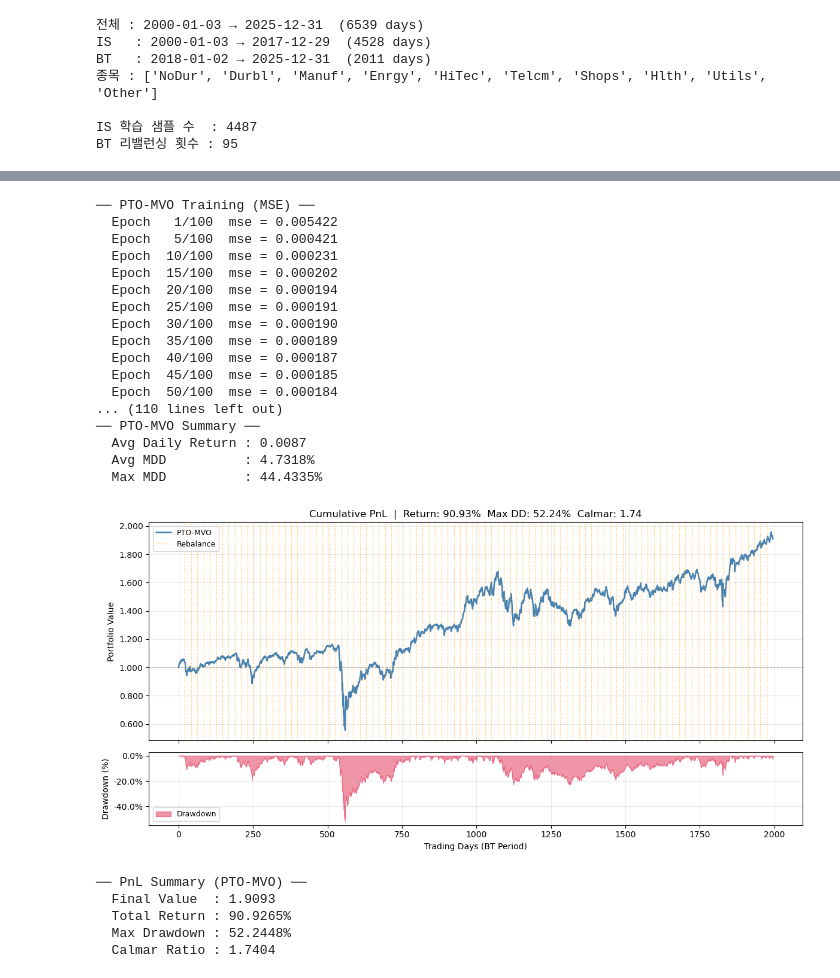
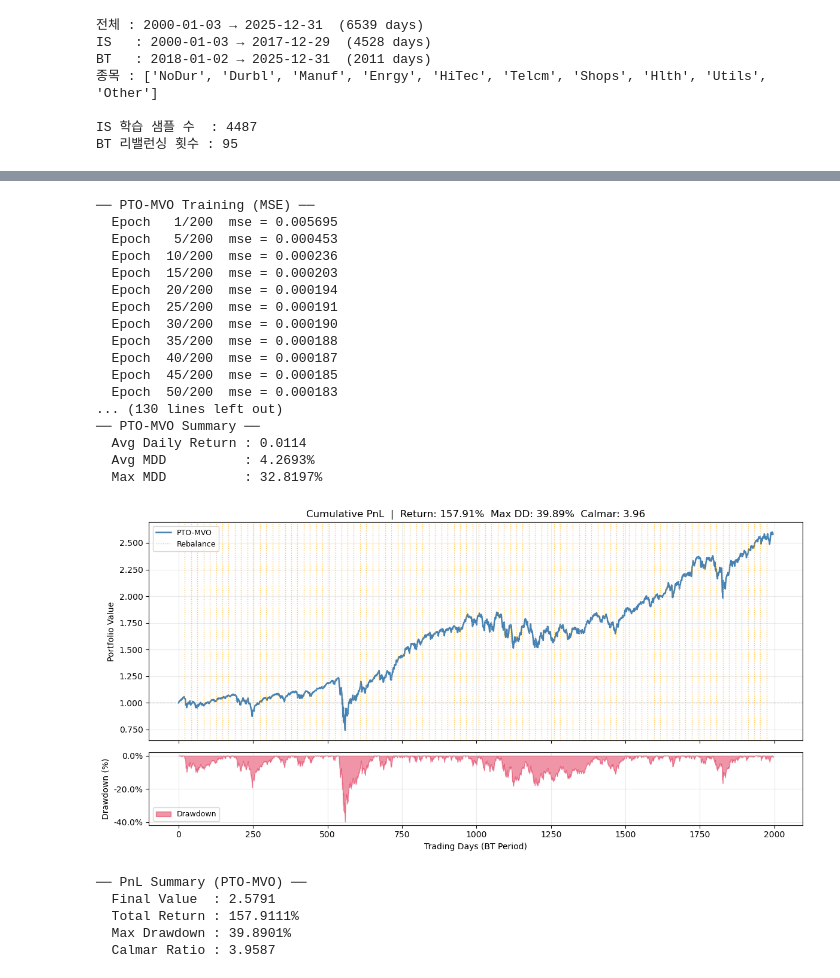
Before and after one commit to taekyounglee1224/cvxpy-portfolio-lab, a Jupyter notebook: DFL-MDD/10_inds.ipynb, the cells around one changed output, grey strips where cells are left out. Drawn from its saved outputs; the diff is of its cells as text; code cells hidden in the pictures.

```diff
--- a/DFL-MDD/10_inds.ipynb
+++ b/DFL-MDD/10_inds.ipynb
@@ -119,11 +119,12 @@ M          = N_STOCKS
 n1    = 0.50
 C     = 1.0
 d     = 1.0
-x_min = 0.0
-x_max = 0.30
-lam   = 1.0
+x_min = 0.02
+x_max = 0.25
+gamma = 0.05
+lam   = 0.7
 
-EPOCHS     = 100
+EPOCHS     = 200
 BATCH_SIZE = 16
 LR         = 1e-4
 # %%
@@ -360,47 +374,48 @@ plot_pnl(bt_pto_mdd, horizon=HORIZON, label = 'PTO-MDD')
 # %%
 import importlib
 import pto_mvo
 importlib.reload(pto_mvo)
 from pto_mvo  import train_pto_mvo,  backtest_pto_mvo
 
 model_pto_mvo = PredictionModel(INPUT_DIM, HIDDEN_DIM, N, M)
 
 train_pto_mvo(model_pto_mvo, is_samples, EPOCHS, BATCH_SIZE, LR)
 
 bt_pto_mvo = backtest_pto_mvo(
     pred_model   = model_pto_mvo,
     rebal_samples= rebal_samples,
     N            = HORIZON,
     d            = d,
     C            = C,
     lam_mvo      = 1.0,
     x_min        = x_min,
     x_max        = x_max,
+    gamma        = 0.1,
     stock_names  = stock_names,
 )
 
 plot_pnl(bt_pto_mvo, horizon=HORIZON, label = 'PTO-MVO')
 # %% [output]
 ── PTO-MVO Training (MSE) ──
-  Epoch   1/100  mse = 0.005422
-  Epoch   5/100  mse = 0.000421
-  Epoch  10/100  mse = 0.000231
-  Epoch  15/100  mse = 0.000202
-  Epoch  20/100  mse = 0.000194
-  Epoch  25/100  mse = 0.000191
-  Epoch  30/100  mse = 0.000190
-  Epoch  35/100  mse = 0.000189
-  Epoch  40/100  mse = 0.000187
-  Epoch  45/100  mse = 0.000185
-  Epoch  50/100  mse = 0.000184
-... (110 lines left out)
+  Epoch   1/200  mse = 0.005695
+  Epoch   5/200  mse = 0.000453
+  Epoch  10/200  mse = 0.000236
+  Epoch  15/200  mse = 0.000203
+  Epoch  20/200  mse = 0.000194
+  Epoch  25/200  mse = 0.000191
+  Epoch  30/200  mse = 0.000190
+  Epoch  35/200  mse = 0.000188
+  Epoch  40/200  mse = 0.000187
+  Epoch  45/200  mse = 0.000185
+  Epoch  50/200  mse = 0.000183
+... (130 lines left out)
 ── PTO-MVO Summary ──
-  Avg Daily Return : 0.0087
-  Avg MDD          : 4.7318%
-  Max MDD          : 44.4335%
+  Avg Daily Return : 0.0114
+  Avg MDD          : 4.2693%
+  Max MDD          : 32.8197%
-[figure, old version]
+[figure, new version]
 ── PnL Summary (PTO-MVO) ──
-  Final Value  : 1.9093
-  Total Return : 90.9265%
-  Max Drawdown : 52.2448%
-  Calmar Ratio : 1.7404
+  Final Value  : 2.5791
+  Total Return : 157.9111%
+  Max Drawdown : 39.8901%
+  Calmar Ratio : 3.9587
```
Also changed, not shown: parts of 2 cells of this notebook, 2 other files.
